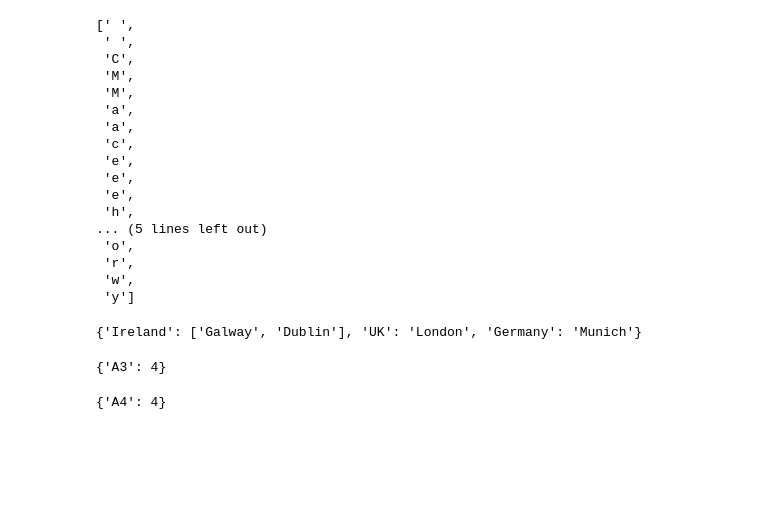
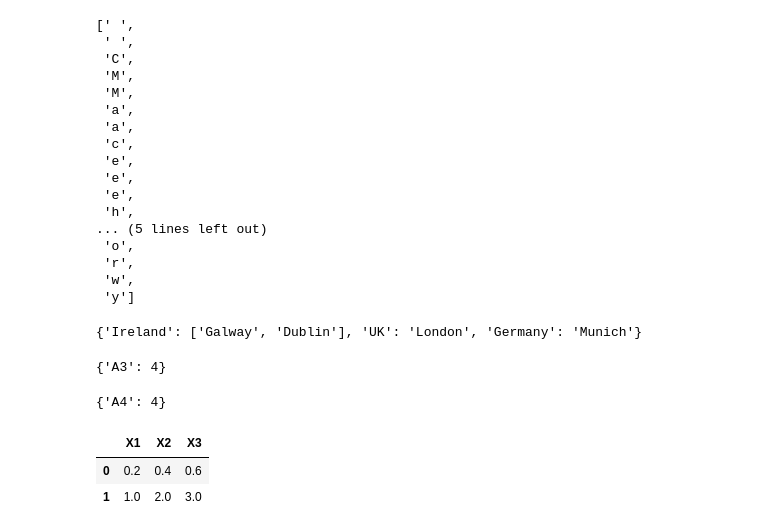
Before and after one commit to mconwa02/gcp_prep, a Jupyter notebook: EDA_notebook.ipynb, the cells around one changed output. Drawn from its saved outputs; the diff is of its cells as text; code cells hidden in the pictures; blank space fills up the shorter version.

```diff
--- a/EDA_notebook.ipynb
+++ b/EDA_notebook.ipynb
@@ -259,0 +281,11 @@ dict(A3= 4)
+# %%
+import numpy as np
+df = pd.DataFrame(
+  data=np.array([[0.2, 0.4, 0.6], [1, 2, 3]]),
+  columns=['X1', 'X2', 'X3'],
+)
+df
+# %% [output]
+|  | X1 | X2 | X3 |
+| 0 | 0.2 | 0.4 | 0.6 |
+| 1 | 1.0 | 2.0 | 3.0 |
```
Also changed, not shown: parts of 7 cells of this notebook.
